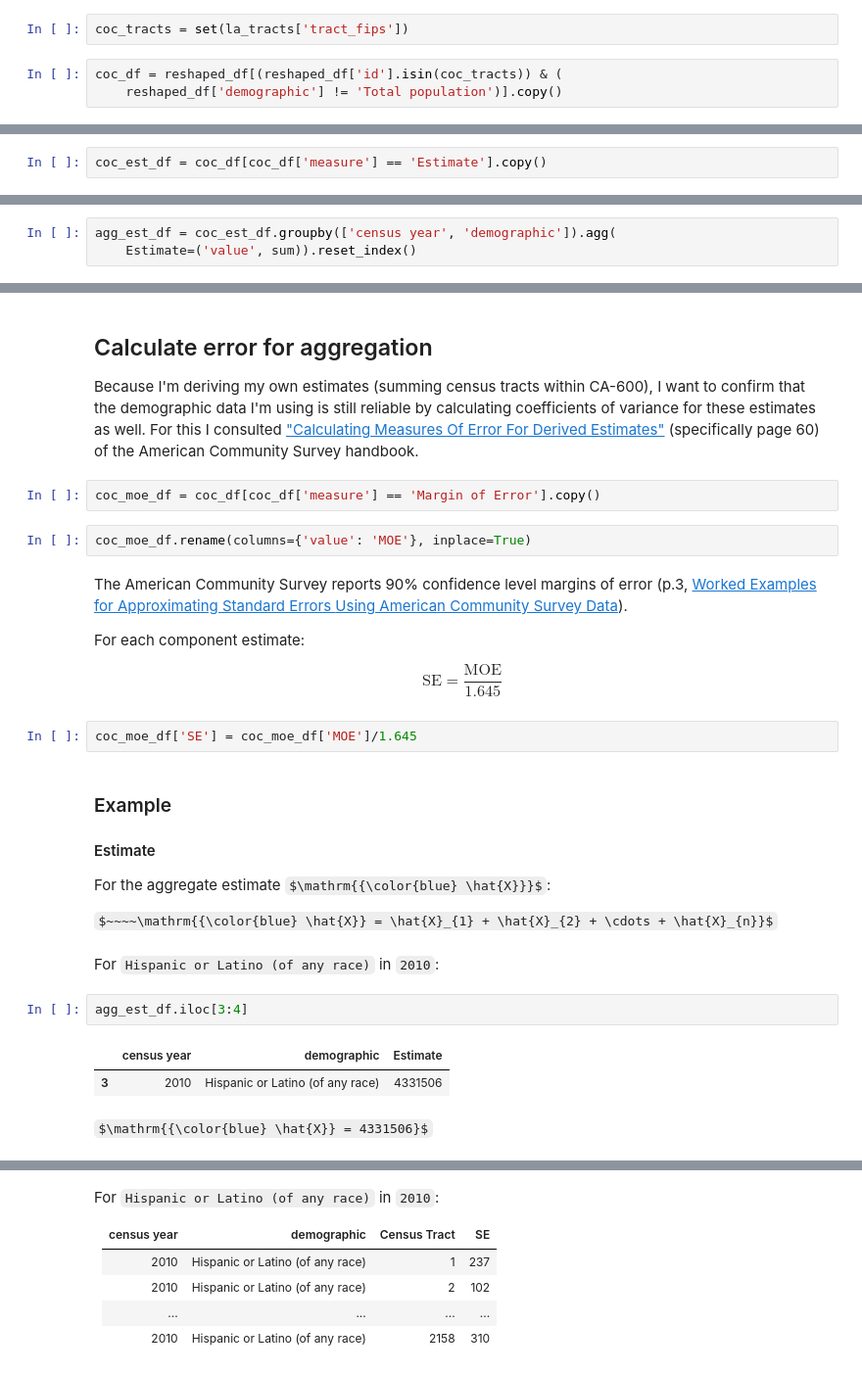
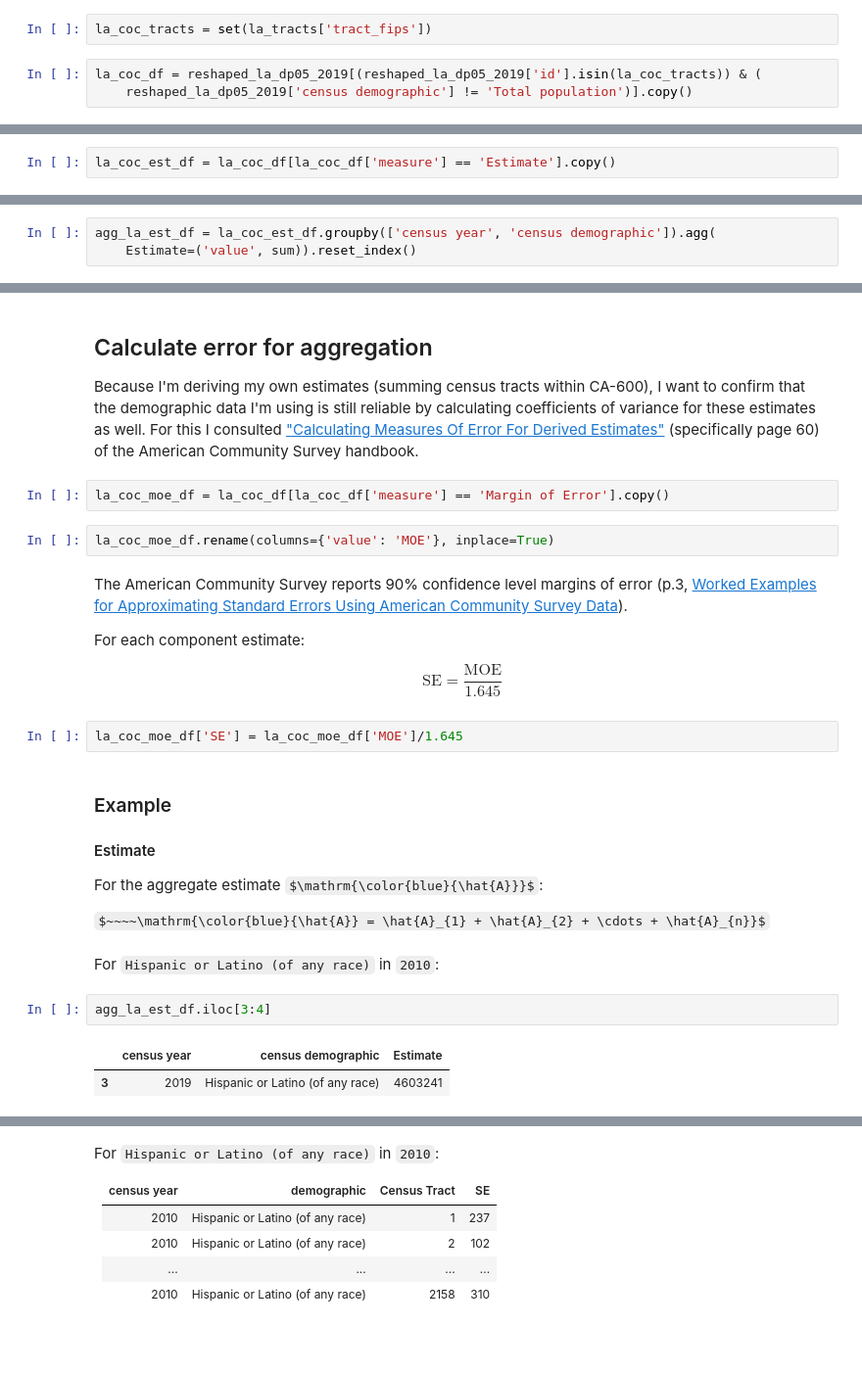
Before and after one commit to cirlabs/homelessness-arrest-data, a Jupyter notebook: US/02_clean/01_census_dp05.ipynb, the cells around one changed output, grey strips where cells are left out. Shown at 98% size. Saved outputs shown, nothing was run; the diff lists cells and outputs as text; some formulas as TeX source; blank space fills up the shorter version.

```diff
--- a/US/02_clean/01_census_dp05.ipynb
+++ b/US/02_clean/01_census_dp05.ipynb
@@ -154,7 +126,7 @@ la_tracts = tract_crosswalk_df[tract_crosswalk_df['coc_number']
 # %%
 la_tracts['tract_fips'] = '1400000US' + la_tracts['tract_fips']
 # %%
-coc_tracts = set(la_tracts['tract_fips'])
+la_coc_tracts = set(la_tracts['tract_fips'])
 # %%
-coc_df = reshaped_df[(reshaped_df['id'].isin(coc_tracts)) & (
-    reshaped_df['demographic'] != 'Total population')].copy()
+la_coc_df = reshaped_la_dp05_2019[(reshaped_la_dp05_2019['id'].isin(la_coc_tracts)) & (
+    reshaped_la_dp05_2019['census demographic'] != 'Total population')].copy()
@@ -169,4 +163,4 @@ coc_totals = coc_total_df.groupby(['census year']).agg(
 # %% [markdown]
 ## Aggregate estimates
 # %%
-coc_est_df = coc_df[coc_df['measure'] == 'Estimate'].copy()
+la_coc_est_df = la_coc_df[la_coc_df['measure'] == 'Estimate'].copy()
@@ -190,4 +167,4 @@ coc_est_df[coc_est_df['demographic'] ==
 # %%
-agg_est_df = coc_est_df.groupby(['census year', 'demographic']).agg(
+agg_la_est_df = la_coc_est_df.groupby(['census year', 'census demographic']).agg(
     Estimate=('value', sum)).reset_index()
 # %%
@@ -204,9 +184,9 @@ agg_est_df.head()
 
 Because I'm deriving my own estimates (summing census tracts within CA-600), I want to confirm that the demographic data I'm using is still reliable by calculating coefficients of variance for these estimates as well. For this I consulted ["Calculating Measures Of Error For Derived Estimates"](https://web.archive.org/web/20220119121038/https://www.census.gov/content/dam/Census/library/publications/2020/acs/acs_general_handbook_2020_ch08.pdf) (specifically page 60) of the American Community Survey handbook.
 # %%
-coc_moe_df = coc_df[coc_df['measure'] == 'Margin of Error'].copy()
+la_coc_moe_df = la_coc_df[la_coc_df['measure'] == 'Margin of Error'].copy()
 # %%
-coc_moe_df.rename(columns={'value': 'MOE'}, inplace=True)
+la_coc_moe_df.rename(columns={'value': 'MOE'}, inplace=True)
 # %% [markdown]
 The American Community Survey reports 90% confidence level margins of error (p.3, [Worked Examples for Approximating Standard Errors
 Using American Community Survey Data](https://web.archive.org/web/20220120042207/https://www2.census.gov/programs-surveys/acs/tech_docs/accuracy/2020_ACS_Accuracy_Document_Worked_Examples.pdf)).
@@ -215,24 +195,22 @@ For each component estimate:
 
 $$\mathrm{SE = \frac{MOE}{1.645}}$$
 # %%
-coc_moe_df['SE'] = coc_moe_df['MOE']/1.645
+la_coc_moe_df['SE'] = la_coc_moe_df['MOE']/1.645
 # %% [markdown]
 ### Example
 
 #### Estimate
 
-For the aggregate estimate $\mathrm{{\color{blue} \hat{X}}}$:
+For the aggregate estimate $\mathrm{\color{blue}{\hat{A}}}$:
 
-$~~~~\mathrm{{\color{blue} \hat{X}} = \hat{X}_{1} + \hat{X}_{2} + \cdots + \hat{X}_{n}}$
+$~~~~\mathrm{\color{blue}{\hat{A}} = \hat{A}_{1} + \hat{A}_{2} + \cdots + \hat{A}_{n}}$
 # %% [markdown]
 For `Hispanic or Latino (of any race)` in `2010`:
 # %%
-agg_est_df.iloc[3:4]
+agg_la_est_df.iloc[3:4]
 # %% [output]
-|  | census year | demographic | Estimate |
-| 3 | 2010 | Hispanic or Latino (of any race) | 4331506 |
+|  | census year | census demographic | Estimate |
+| 3 | 2019 | Hispanic or Latino (of any race) | 4603241 |
-# %% [markdown]
-$\mathrm{{\color{blue} \hat{X}} = 4331506}$
 # %% [markdown]
 #### Error
 
```
Also changed, not shown: parts of 94 cells of this notebook, 17 other files.
